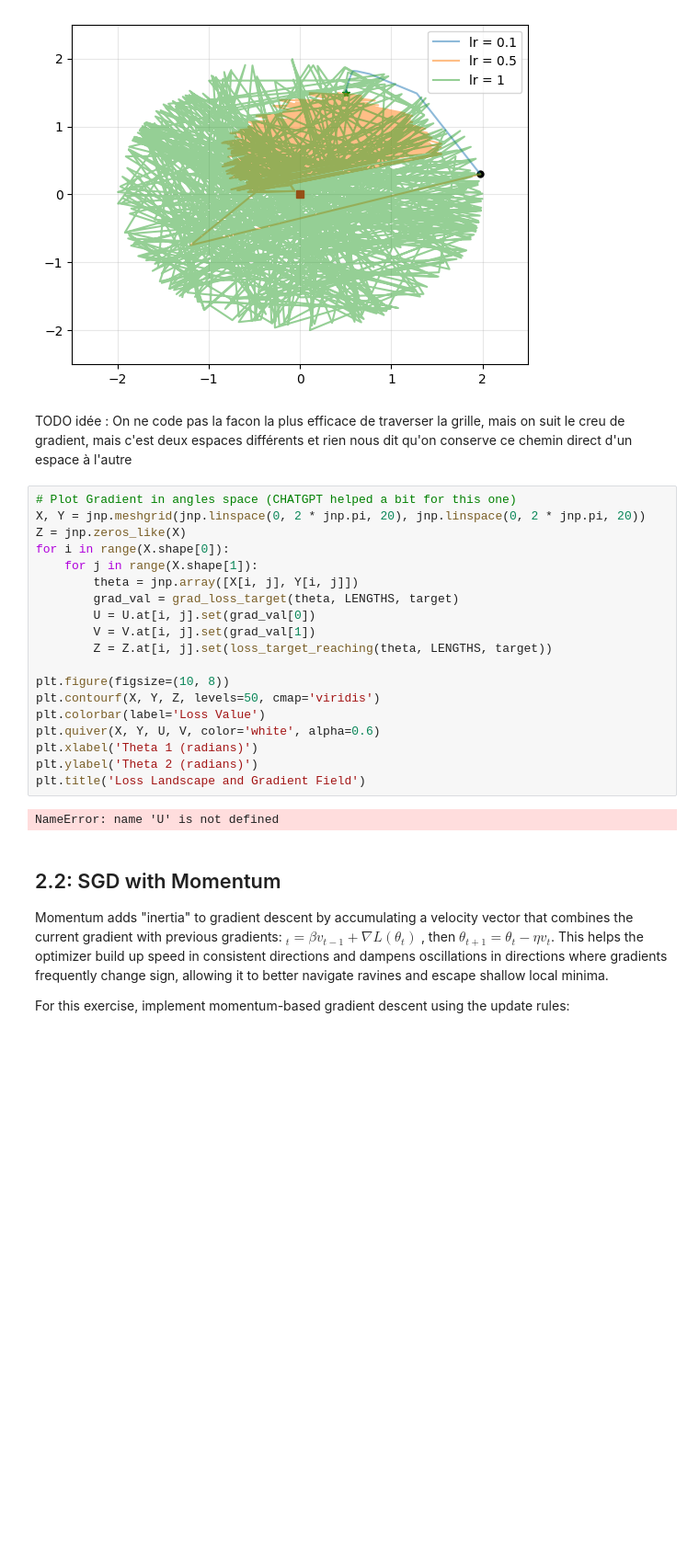
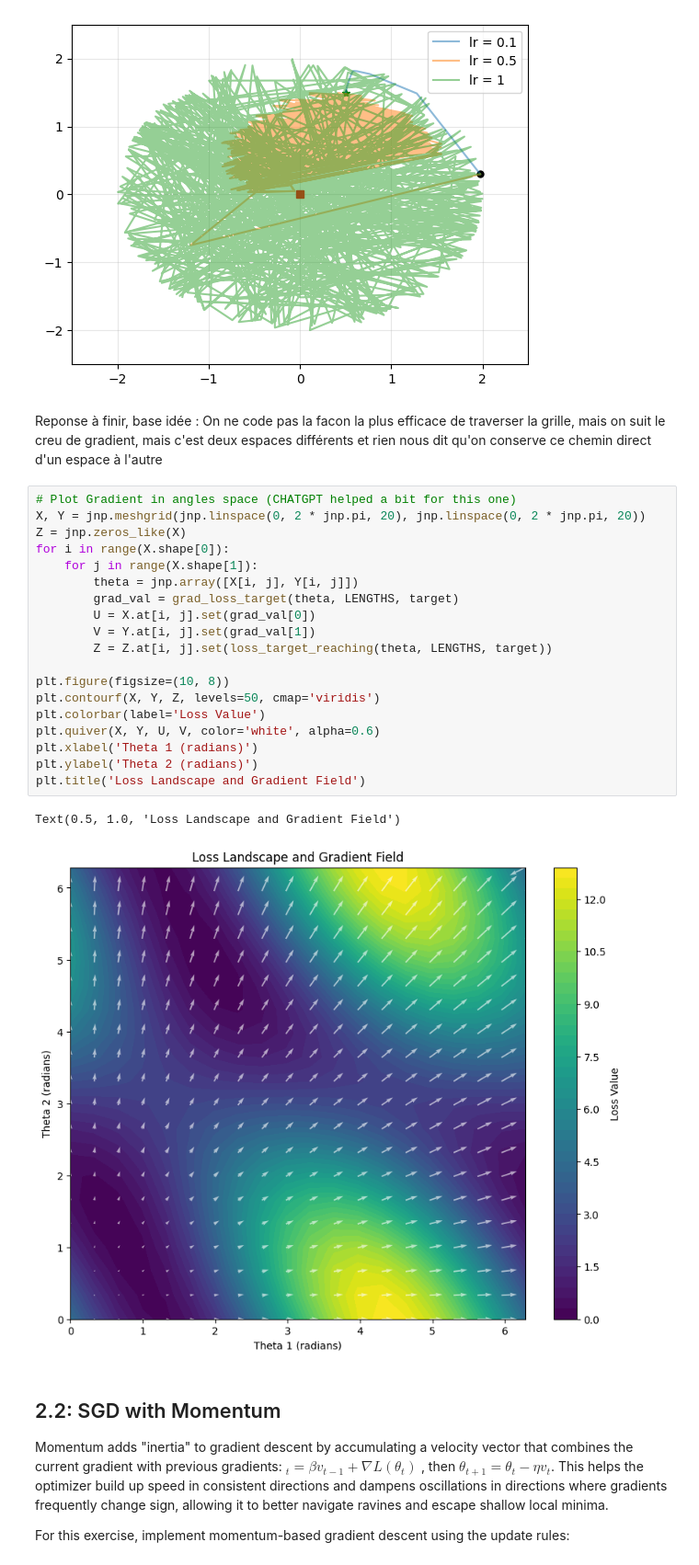
Before and after one commit to alextonon/BE_working_repo, a Jupyter notebook: FSD310_Stochastic/control_BE.ipynb, the cells around one changed output. Shown at 92% size. Cells and saved outputs as stored; diff of their text form; blank space fills up the shorter version.

```diff
--- a/FSD310_Stochastic/control_BE.ipynb
+++ b/FSD310_Stochastic/control_BE.ipynb
@@ -473,29 +473,30 @@ plot_2d_trajectory([0.1, 0.5, 1], forward_kinematics_numpy)
 [figure]
 [figure]
 # %% [markdown]
-TODO idée :
+Reponse à finir, base idée :
 On ne code pas la facon la plus efficace de traverser la grille, mais on suit le creu de gradient, mais c'est deux espaces différents et rien nous dit qu'on conserve ce chemin direct d'un espace à l'autre
 # %%
 # Plot Gradient in angles space (CHATGPT helped a bit for this one)
 X, Y = jnp.meshgrid(jnp.linspace(0, 2 * jnp.pi, 20), jnp.linspace(0, 2 * jnp.pi, 20))
 Z = jnp.zeros_like(X)
 for i in range(X.shape[0]):
     for j in range(X.shape[1]):
         theta = jnp.array([X[i, j], Y[i, j]])
         grad_val = grad_loss_target(theta, LENGTHS, target)
-        U = U.at[i, j].set(grad_val[0])
-        V = V.at[i, j].set(grad_val[1])
+        U = X.at[i, j].set(grad_val[0])
+        V = Y.at[i, j].set(grad_val[1])
         Z = Z.at[i, j].set(loss_target_reaching(theta, LENGTHS, target))
 
 plt.figure(figsize=(10, 8))
 plt.contourf(X, Y, Z, levels=50, cmap='viridis')
 plt.colorbar(label='Loss Value')
 plt.quiver(X, Y, U, V, color='white', alpha=0.6)
 plt.xlabel('Theta 1 (radians)')
 plt.ylabel('Theta 2 (radians)')
 plt.title('Loss Landscape and Gradient Field')
 # %% [output]
-NameError: name 'U' is not defined
+Text(0.5, 1.0, 'Loss Landscape and Gradient Field')
+[figure, added]
 # %% [markdown]
 ## 2.2: SGD with Momentum
 
```
Also changed, not shown: parts of 14 cells of this notebook.
